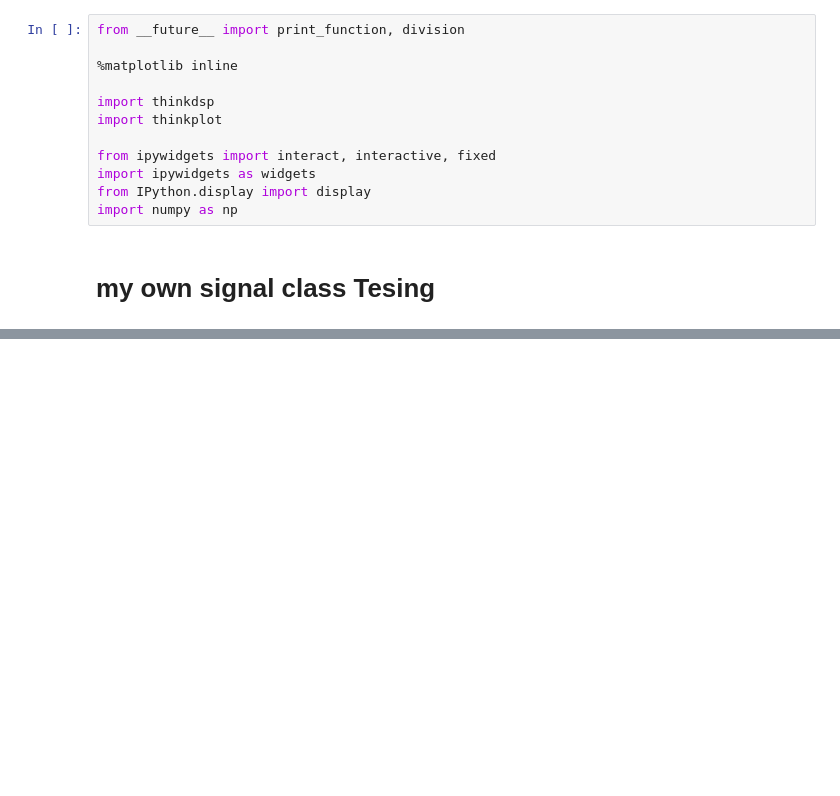
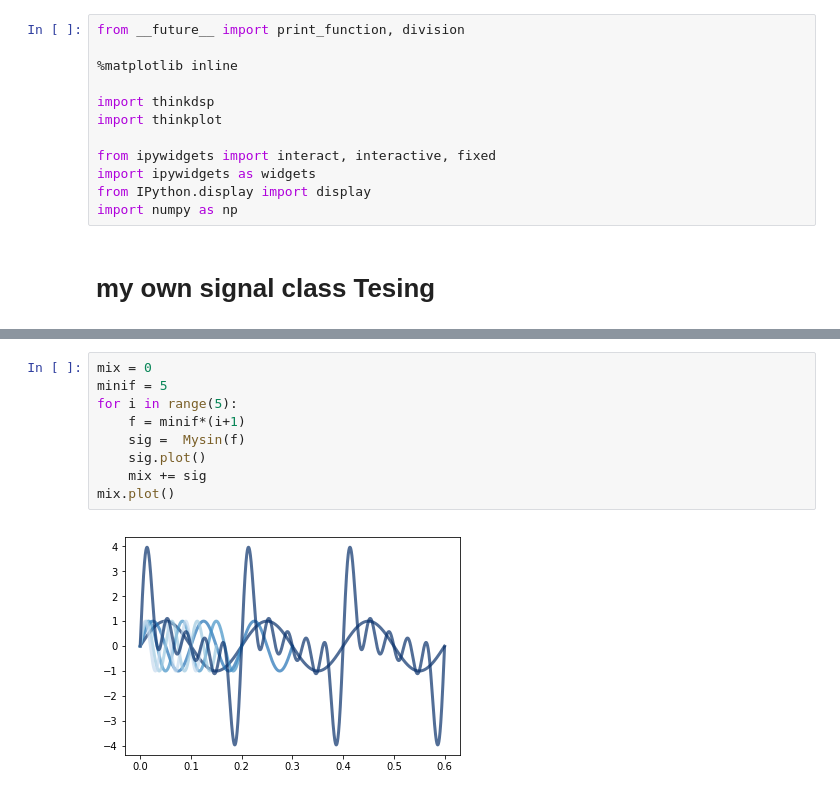
Before and after one commit to wangqiang1983/ThinkDSP, a Jupyter notebook: wangqiang1983_code/MyownSignals.ipynb, the cells around one changed output, grey strips where cells are left out. Drawn from its saved outputs; the diff is of its cells as text; blank space fills up the shorter version.

```diff
--- a/wangqiang1983_code/MyownSignals.ipynb
+++ b/wangqiang1983_code/MyownSignals.ipynb
@@ -31,0 +50,11 @@ sig.plot()
+# %%
+mix = 0
+minif = 5
+for i in range(5):
+    f = minif*(i+1)
+    sig =  Mysin(f)
+    sig.plot()
+    mix += sig
+mix.plot()
+# %% [output]
+[figure, added]
```
Also changed, not shown: parts of 10 cells of this notebook, 2 other files.
